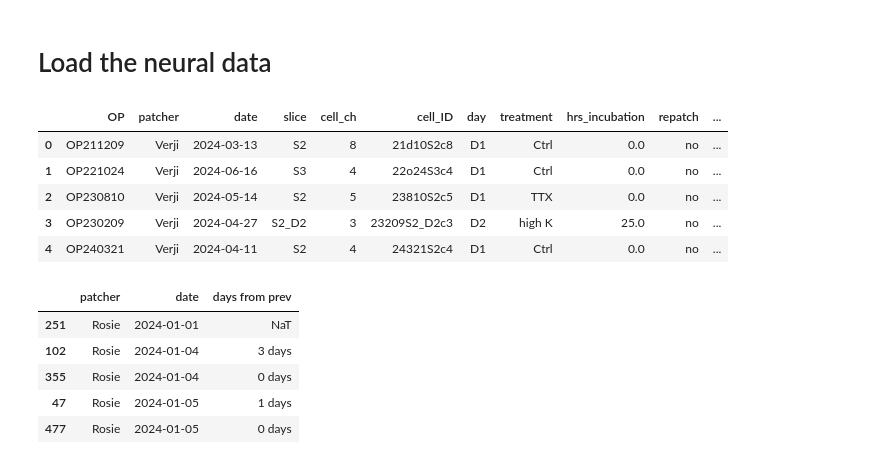
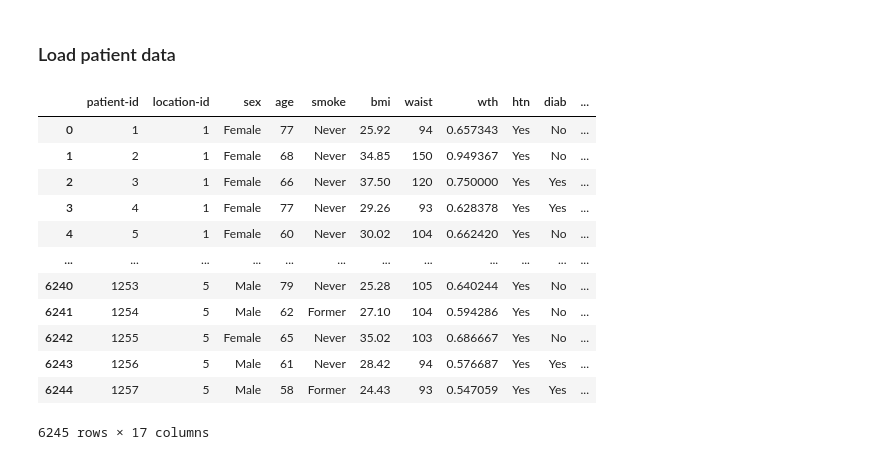
Before and after one commit to victoris93/data_class, a Jupyter notebook: exercises/tabular_window_functions/window_functions_solution.ipynb, the cells around one changed output. Cells and saved outputs as stored; diff of their text form; code cells hidden in the pictures.

```diff
--- a/exercises/tabular_window_functions/window_functions_solution.ipynb
+++ b/exercises/tabular_window_functions/window_functions_solution.ipynb
@@ -9,19 +13,24 @@ With your new awesome vectorization skills, it should take two lines!
 # %%
 import pandas as pd
-
-# Set some Pandas options: maximum number of rows/columns it's going to display
-pd.set_option('display.max_rows', 1000)
-pd.set_option('display.max_columns', 100)
+import seaborn as sns
+import matplotlib.pyplot as plt
 # %% [markdown]
-# Load the neural data
+### Load patient data
 # %%
-df = pd.read_csv('shuffled_QC_passed_2024-07-04_collected_v1.csv', parse_dates=['date'])
+df = pd.read_csv('processed_data_predimed.csv')
+df['event'] = df['event'].map({'Yes': 1, 'No': 0})
+df
+# %% [output]
+|  | patient-id | location-id | sex | age | smoke | bmi | waist | wth | htn | diab | ... |
+| 0 | 1 | 1 | Female | 77 | Never | 25.92 | 94 | 0.657343 | Yes | No | ... |
+| 1 | 2 | 1 | Female | 68 | Never | 34.85 | 150 | 0.949367 | Yes | No | ... |
+| 2 | 3 | 1 | Female | 66 | Never | 37.50 | 120 | 0.750000 | Yes | Yes | ... |
+| 3 | 4 | 1 | Female | 77 | Never | 29.26 | 93 | 0.628378 | Yes | Yes | ... |
+| 4 | 5 | 1 | Female | 60 | Never | 30.02 | 104 | 0.662420 | Yes | No | ... |
+| ... | ... | ... | ... | ... | ... | ... | ... | ... | ... | ... | ... |
+| 6240 | 1253 | 5 | Male | 79 | Never | 25.28 | 105 | 0.640244 | Yes | No | ... |
+| 6241 | 1254 | 5 | Male | 62 | Former | 27.10 | 104 | 0.594286 | Yes | No | ... |
+| 6242 | 1255 | 5 | Female | 65 | Never | 35.02 | 103 | 0.686667 | Yes | No | ... |
+| 6243 | 1256 | 5 | Male | 61 | Never | 28.42 | 94 | 0.576687 | Yes | Yes | ... |
+| 6244 | 1257 | 5 | Male | 58 | Former | 24.43 | 93 | 0.547059 | Yes | Yes | ... |
+6245 rows × 17 columns
-# %%
-df.head()
-# %% [output]
-|  | OP | patcher | date | slice | cell_ch | cell_ID | day | treatment | hrs_incubation | repatch | ... |
-| 0 | OP211209 | Verji | 2024-03-13 | S2 | 8 | 21d10S2c8 | D1 | Ctrl | 0.0 | no | ... |
-| 1 | OP221024 | Verji | 2024-06-16 | S3 | 4 | 22o24S3c4 | D1 | Ctrl | 0.0 | no | ... |
-| 2 | OP230810 | Verji | 2024-05-14 | S2 | 5 | 23810S2c5 | D1 | TTX | 0.0 | no | ... |
-| 3 | OP230209 | Verji | 2024-04-27 | S2_D2 | 3 | 23209S2_D2c3 | D2 | high K | 25.0 | no | ... |
-| 4 | OP240321 | Verji | 2024-04-11 | S2 | 4 | 24321S2c4 | D1 | Ctrl | 0.0 | no | ... |
@@ -30,9 +36,0 @@ df['days from prev'] = df['date'] - df.sort_values('date').groupby('patcher')['d
-# %%
-df.sort_values(['patcher', 'date'])[['patcher', 'date', 'days from prev']].head()
-# %% [output]
-|  | patcher | date | days from prev |
-| 251 | Rosie | 2024-01-01 | NaT |
-| 102 | Rosie | 2024-01-04 | 3 days |
-| 355 | Rosie | 2024-01-04 | 0 days |
-| 47 | Rosie | 2024-01-05 | 1 days |
-| 477 | Rosie | 2024-01-05 | 0 days |
```
Also changed, not shown: parts of 10 cells of this notebook, 1 other file.
